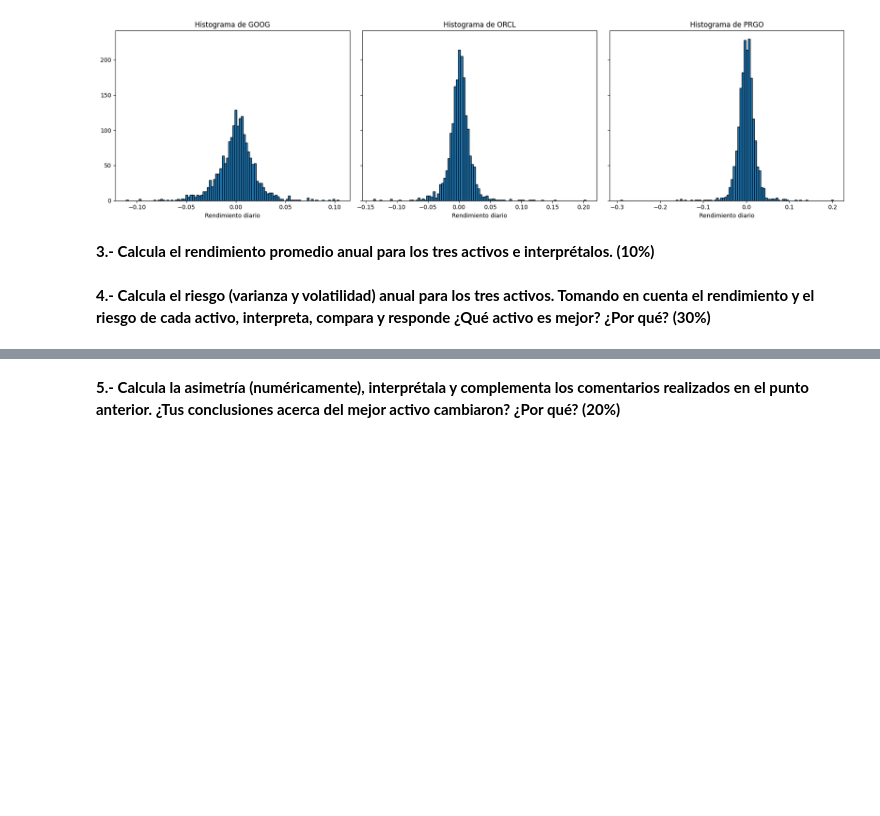
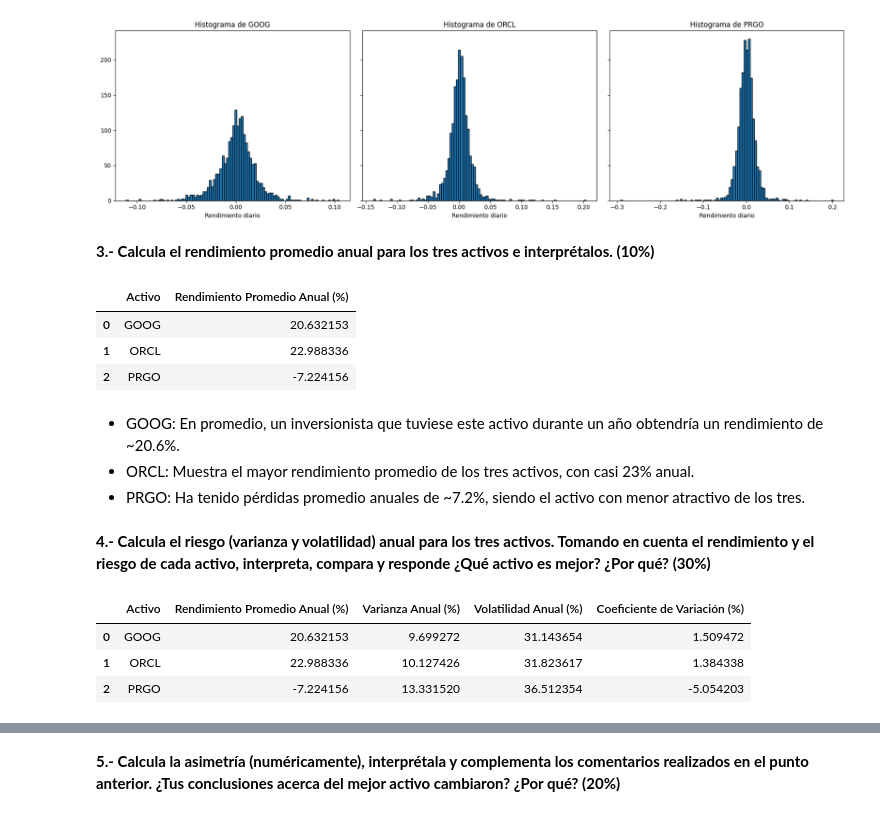
Before and after one commit to Alastor1562/PORTAFOLIOS_2025, a Jupyter notebook: Tareas/T1_Rendimientos.ipynb, the cells around one changed output, grey strips where cells are left out. Cells and saved outputs as stored; diff of their text form; code cells hidden in the pictures; blank space fills up the shorter version.

```diff
--- a/Tareas/T1_Rendimientos.ipynb
+++ b/Tareas/T1_Rendimientos.ipynb
@@ -50,10 +96,35 @@ plt.show()
 # %% [markdown]
 **3.- Calcula el rendimiento promedio anual para los tres activos e interprétalos. (10%)**
 # %%
-mean = rend.mean()*100*252
-mean
+mean = rend.mean()*252*100
+
+results = mean.reset_index()
+results.columns = ['Activo', 'Rendimiento Promedio Anual (%)']
+
+results
+# %% [output]
+|  | Activo | Rendimiento Promedio Anual (%) |
+| 0 | GOOG | 20.632153 |
+| 1 | ORCL | 22.988336 |
+| 2 | PRGO | -7.224156 |
+# %% [markdown]
+- GOOG: En promedio, un inversionista que tuviese este activo durante un año obtendría un rendimiento de ~20.6%.
+- ORCL: Muestra el mayor rendimiento promedio de los tres activos, con casi 23% anual.
+- PRGO: Ha tenido pérdidas promedio anuales de ~7.2%, siendo el activo con menor atractivo de los tres.
 # %% [markdown]
 **4.- Calcula el riesgo (varianza y volatilidad) anual para los tres activos. Tomando en cuenta el rendimiento y el riesgo de cada activo, interpreta, compara y responde ¿Qué activo es mejor? ¿Por qué? (30%)**
 # %%
 var = rend.var()*100*252
-var
+vol = rend.std()*100*252**0.5
+cv = vol / mean
+
+results['Varianza Anual (%)'] = var.values
+results['Volatilidad Anual (%)'] = vol.values
+results['Coeficiente de Variación (%)'] = cv.values
+
+results
+# %% [output]
+|  | Activo | Rendimiento Promedio Anual (%) | Varianza Anual (%) | Volatilidad Anual (%) | Coeficiente de Variación (%) |
+| 0 | GOOG | 20.632153 | 9.699272 | 31.143654 | 1.509472 |
+| 1 | ORCL | 22.988336 | 10.127426 | 31.823617 | 1.384338 |
+| 2 | PRGO | -7.224156 | 13.331520 | 36.512354 | -5.054203 |
```
Also changed, not shown: parts of 8 cells of this notebook.
